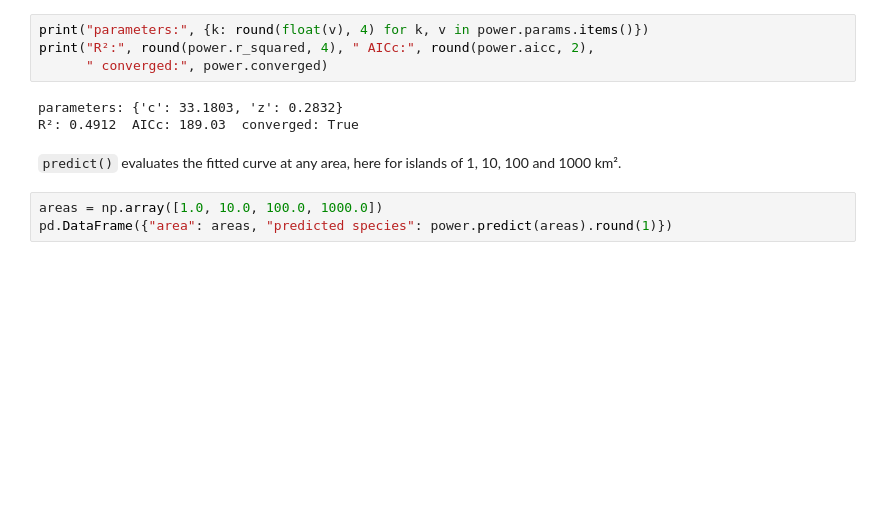
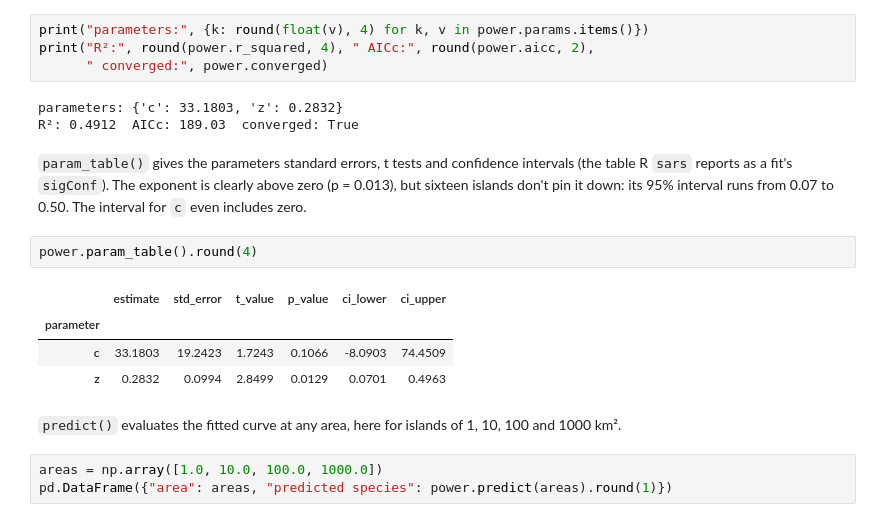
Before and after one commit to jmcmeen/sars, a Jupyter notebook: docs/examples/galapagos.ipynb, the cells around one changed output. Drawn from its saved outputs; the diff is of its cells as text; blank space fills up the shorter version.

```diff
--- a/docs/examples/galapagos.ipynb
+++ b/docs/examples/galapagos.ipynb
@@ -75,6 +78,18 @@ print("R²:", round(power.r_squared, 4), " AICc:", round(power.aicc, 2),
 # %% [output]
 parameters: {'c': 33.1803, 'z': 0.2832}
 R²: 0.4912  AICc: 189.03  converged: True
+# %% [markdown]
+`param_table()` gives the parameters standard errors, t tests and confidence intervals
+(the table R `sars` reports as a fit's `sigConf`). The exponent is clearly above zero
+(p = 0.013), but sixteen islands don't pin it down: its 95% interval runs from 0.07 to
+0.50. The interval for `c` even includes zero.
+# %%
+power.param_table().round(4)
+# %% [output]
+|  | estimate | std_error | t_value | p_value | ci_lower | ci_upper |
+| parameter |  |  |  |  |  |  |
+| c | 33.1803 | 19.2423 | 1.7243 | 0.1066 | -8.0903 | 74.4509 |
+| z | 0.2832 | 0.0994 | 2.8499 | 0.0129 | 0.0701 | 0.4963 |
 # %% [markdown]
 `predict()` evaluates the fitted curve at any area, here for islands of 1, 10, 100
 and 1000 km².
```
Also changed, not shown: parts of 17 cells of this notebook, 2 other files.
